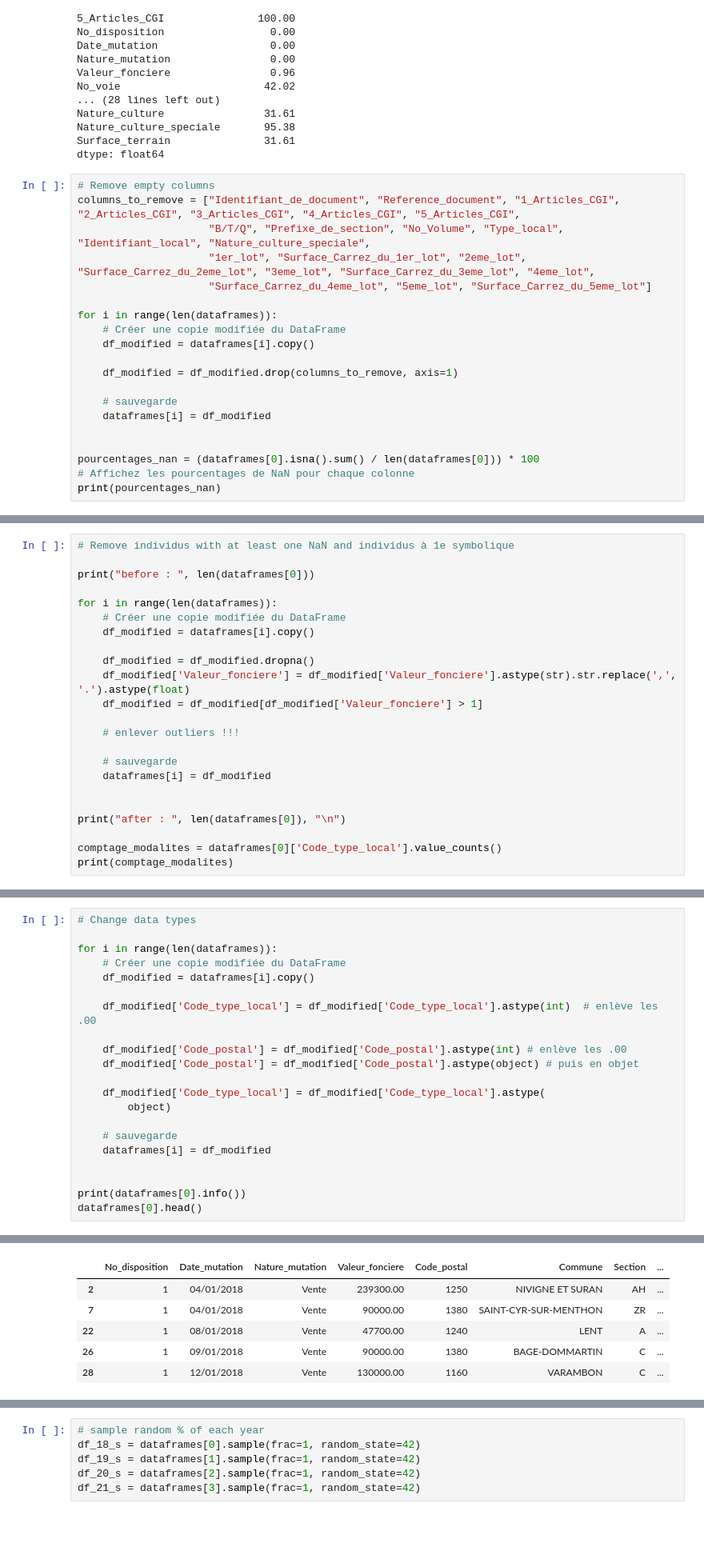
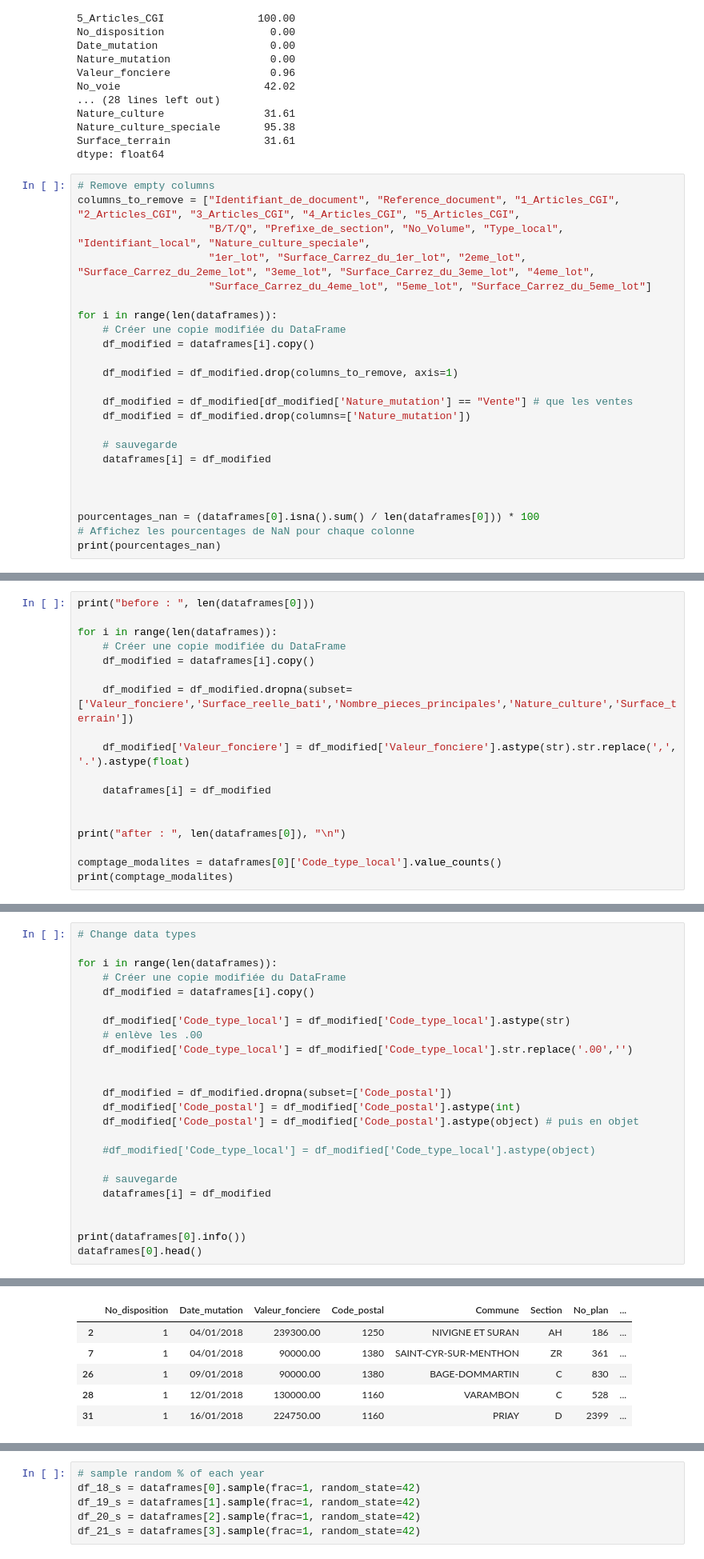
Before and after one commit to Naghan1132/Property_price_prediction, a Jupyter notebook: src/data_preprocessing.ipynb, the cells around one changed output, grey strips where cells are left out. Shown: that part at 80% size. Saved outputs shown, nothing was run; the diff lists cells and outputs as text; blank space fills up the shorter version.

```diff
--- a/src/data_preprocessing.ipynb
+++ b/src/data_preprocessing.ipynb
@@ -134,8 +133,12 @@ for i in range(len(dataframes)):
 
     df_modified = df_modified.drop(columns_to_remove, axis=1)
 
+    df_modified = df_modified[df_modified['Nature_mutation'] == "Vente"] # que les ventes
+    df_modified = df_modified.drop(columns=['Nature_mutation'])
+
     # sauvegarde
     dataframes[i] = df_modified
+
 
 
 pourcentages_nan = (dataframes[0].isna().sum() / len(dataframes[0])) * 100
@@ -233,20 +239,15 @@ Code_type_local
 Name: count, dtype: int64
 # %%
-# Remove individus with at least one NaN and individus à 1e symbolique
-
 print("before : ", len(dataframes[0]))
 
 for i in range(len(dataframes)):
     # Créer une copie modifiée du DataFrame
     df_modified = dataframes[i].copy()
 
-    df_modified = df_modified.dropna()
+    df_modified = df_modified.dropna(subset=['Valeur_fonciere','Surface_reelle_bati','Nombre_pieces_principales','Nature_culture','Surface_terrain'])
+
     df_modified['Valeur_fonciere'] = df_modified['Valeur_fonciere'].astype(str).str.replace(',', '.').astype(float)
-    df_modified = df_modified[df_modified['Valeur_fonciere'] > 1]
 
-    # enlever outliers !!!
-
-    # sauvegarde
     dataframes[i] = df_modified
 
 
@@ -271,13 +346,16 @@ for i in range(len(dataframes)):
     # Créer une copie modifiée du DataFrame
     df_modified = dataframes[i].copy()
 
-    df_modified['Code_type_local'] = df_modified['Code_type_local'].astype(int)  # enlève les .00
+    df_modified['Code_type_local'] = df_modified['Code_type_local'].astype(str)
+    # enlève les .00
+    df_modified['Code_type_local'] = df_modified['Code_type_local'].str.replace('.00','')
 
-    df_modified['Code_postal'] = df_modified['Code_postal'].astype(int) # enlève les .00
+
+    df_modified = df_modified.dropna(subset=['Code_postal'])
+    df_modified['Code_postal'] = df_modified['Code_postal'].astype(int)
     df_modified['Code_postal'] = df_modified['Code_postal'].astype(object) # puis en objet
 
-    df_modified['Code_type_local'] = df_modified['Code_type_local'].astype(
-        object)
+    #df_modified['Code_type_local'] = df_modified['Code_type_local'].astype(object)
 
     # sauvegarde
     dataframes[i] = df_modified
@@ -305,10 +383,10 @@ memory usage: 63.6+ MB
 None
-|  | No_disposition | Date_mutation | Nature_mutation | Valeur_fonciere | Code_postal | Commune | Section | ... |
-| 2 | 1 | 04/01/2018 | Vente | 239300.00 | 1250 | NIVIGNE ET SURAN | AH | ... |
-| 7 | 1 | 04/01/2018 | Vente | 90000.00 | 1380 | SAINT-CYR-SUR-MENTHON | ZR | ... |
-| 22 | 1 | 08/01/2018 | Vente | 47700.00 | 1240 | LENT | A | ... |
-| 26 | 1 | 09/01/2018 | Vente | 90000.00 | 1380 | BAGE-DOMMARTIN | C | ... |
-| 28 | 1 | 12/01/2018 | Vente | 130000.00 | 1160 | VARAMBON | C | ... |
+|  | No_disposition | Date_mutation | Valeur_fonciere | Code_postal | Commune | Section | No_plan | ... |
+| 2 | 1 | 04/01/2018 | 239300.00 | 1250 | NIVIGNE ET SURAN | AH | 186 | ... |
+| 7 | 1 | 04/01/2018 | 90000.00 | 1380 | SAINT-CYR-SUR-MENTHON | ZR | 361 | ... |
+| 26 | 1 | 09/01/2018 | 90000.00 | 1380 | BAGE-DOMMARTIN | C | 830 | ... |
+| 28 | 1 | 12/01/2018 | 130000.00 | 1160 | VARAMBON | C | 528 | ... |
+| 31 | 1 | 16/01/2018 | 224750.00 | 1160 | PRIAY | D | 2399 | ... |
 # %%
 # Créer la variable "month" & "year"
 
```
Also changed, not shown: parts of 22 cells of this notebook, 3 other files.
